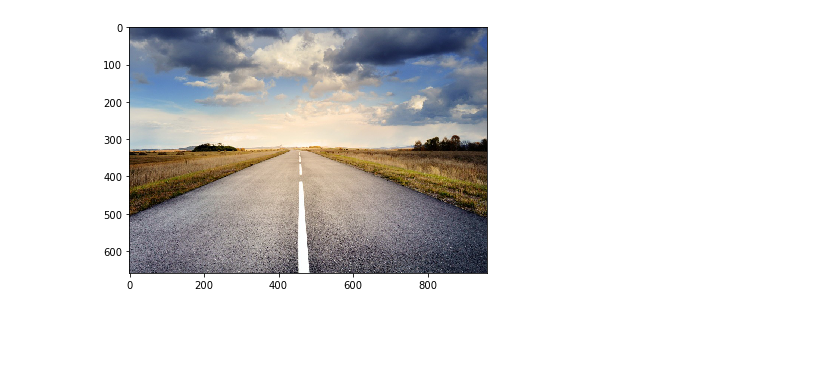
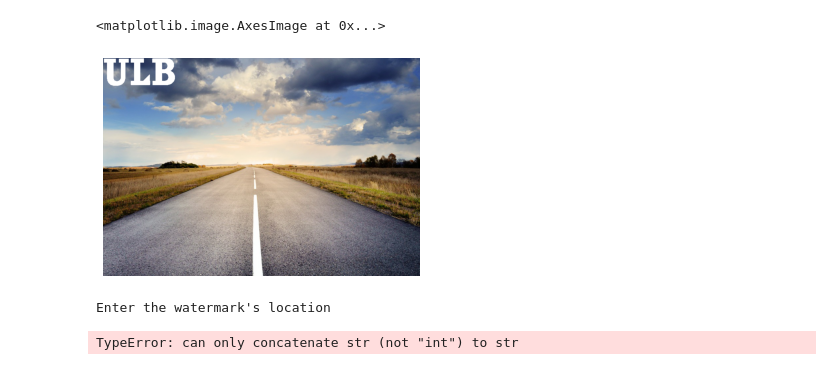
Before and after one commit to AstridSoumoy/INFO-H500-Module1, a Jupyter notebook: watermark.ipynb, the cells around one changed output. Drawn from its saved outputs; the diff is of its cells as text; code cells hidden in the pictures; blank space fills up the shorter version.

Commit message:
enter location

```diff
--- a/watermark.ipynb
+++ b/watermark.ipynb
@@ -1,9 +1,36 @@
-# %%
-from skimage.io import imread,imsave,imshow
-%matplotlib inline
-
-im = imread('road.jpg')
-imshow(im)
-imsave('result.jpg', im)
-# %% [output]
-[figure, removed]
+# %%
+from skimage.io import imshow
+import matplotlib.pyplot as plt
+from PIL import Image
+%matplotlib inline
+
+
+originalImage = Image.open('road.jpg')
+watermark = Image.open('watermark.png')
+mask = watermark.convert('L')
+originalImage.paste(watermark, (0, 0), mask)
+# %%
+plt.axis('off')
+originalImage.save('resultImage.jpg')
+plt.imshow(originalImage)
+# %% [output]
+<matplotlib.image.AxesImage at 0x...>
+[figure, added]
+# %%
+import numpy as np
+from skimage.io import imshow
+import matplotlib.pyplot as plt
+from PIL import Image
+
+originalImage = Image.open('road.jpg')
+watermark = Image.open('watermark.png')
+print("Enter the watermark's location ")
+locationX = int(input("X : "))
+locationY = int(input("Y : "))
+mask = watermark.convert('L')
+originalImage.paste(watermark, (locationX, locationY), mask)
+plt.axis('off')
+plt.imshow(originalImage)
+# %% [output]
+Enter the watermark's location
+TypeError: can only concatenate str (not "int") to str
```
Also changed, not shown: 1 other file.
